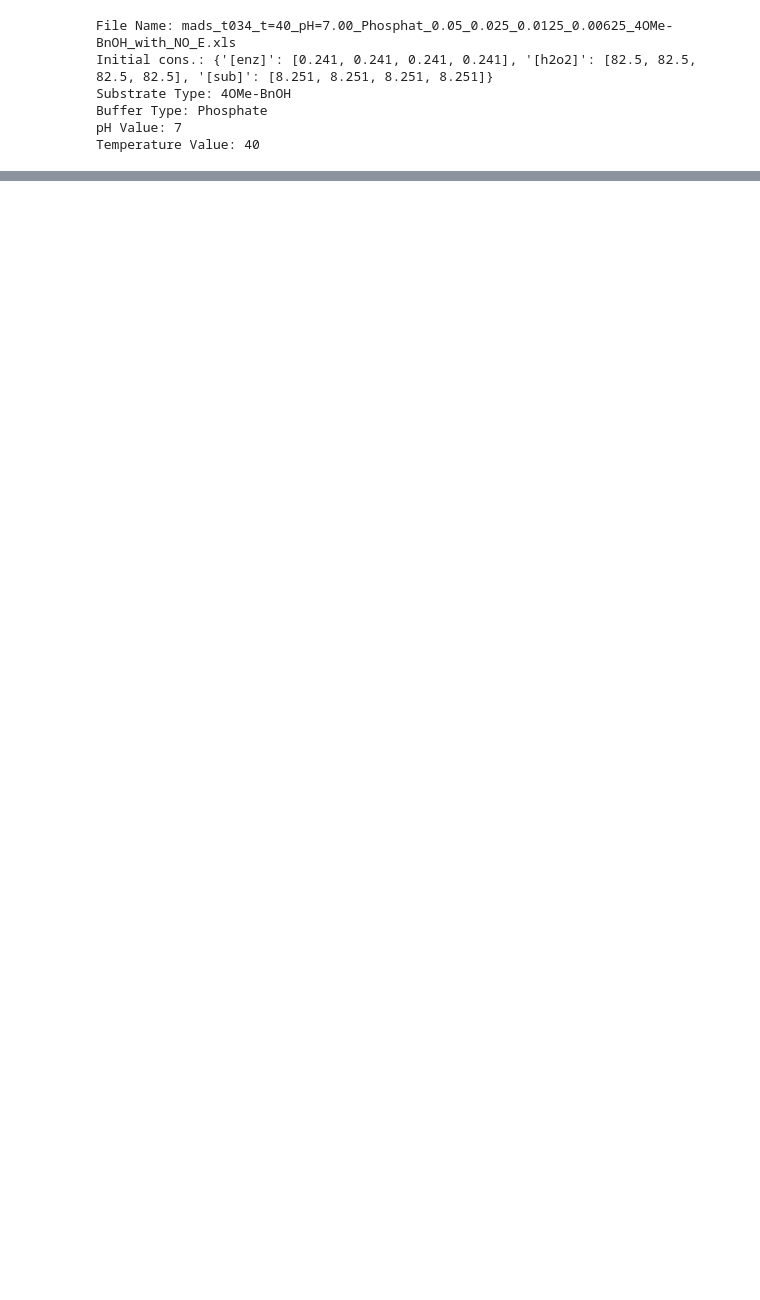
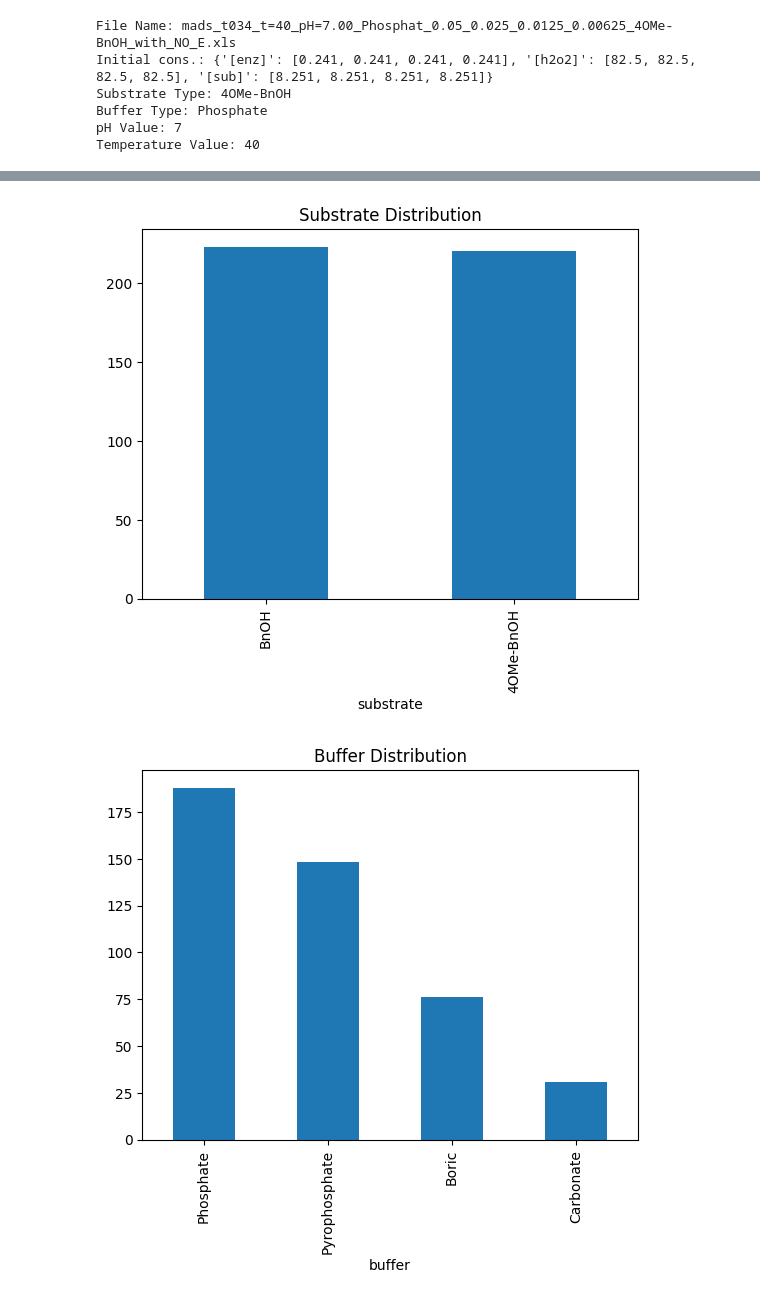
Before and after one commit to madsr2d2/masterThesis, a Jupyter notebook: masterThesis.ipynb, the cells around one changed output, grey strips where cells are left out. Saved outputs shown, nothing was run; the diff lists cells and outputs as text; code cells hidden in the pictures; blank space fills up the shorter version.

```diff
--- a/masterThesis.ipynb
+++ b/masterThesis.ipynb
@@ -468,7 +468,8 @@ def find_buffer_type(data, row_range, col_range, filename=None, buffer_map=None)
             "phosphate": "Phosphate",
             "Na4P2O7*10H2O" : "Pyrophosphate",
             "NaH2PO4*2H2O" : "Pyrophosphate",
-            "carbonate": "Carbonate"
+            "carbonate": "Carbonate",
+            "CO3": "Carbonate"
         }
 
     # Create a set of all keywords to search for (case-insensitive)
@@ -703,0 +712,13 @@ Adjacent value is not numeric: regn det ud
+# %%
+import matplotlib.pyplot as plt
+
+# Substrate distribution
+experiment_df['substrate'].value_counts().plot(kind='bar', title="Substrate Distribution")
+plt.show()
+
+# Buffer distribution
+experiment_df['buffer'].value_counts().plot(kind='bar', title="Buffer Distribution")
+plt.show()
+# %% [output]
+[figure, added]
+[figure, added]
```
Also changed, not shown: parts of 4 cells of this notebook.
